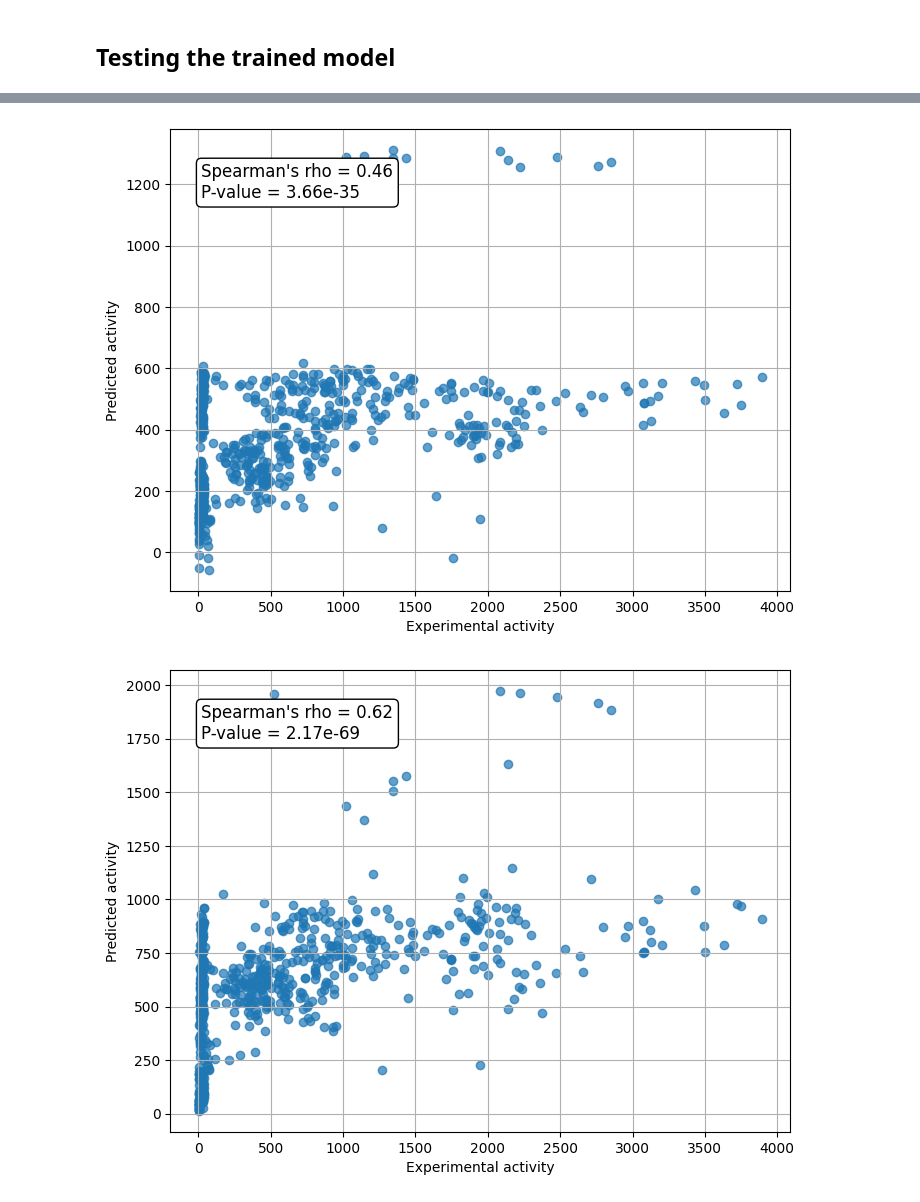
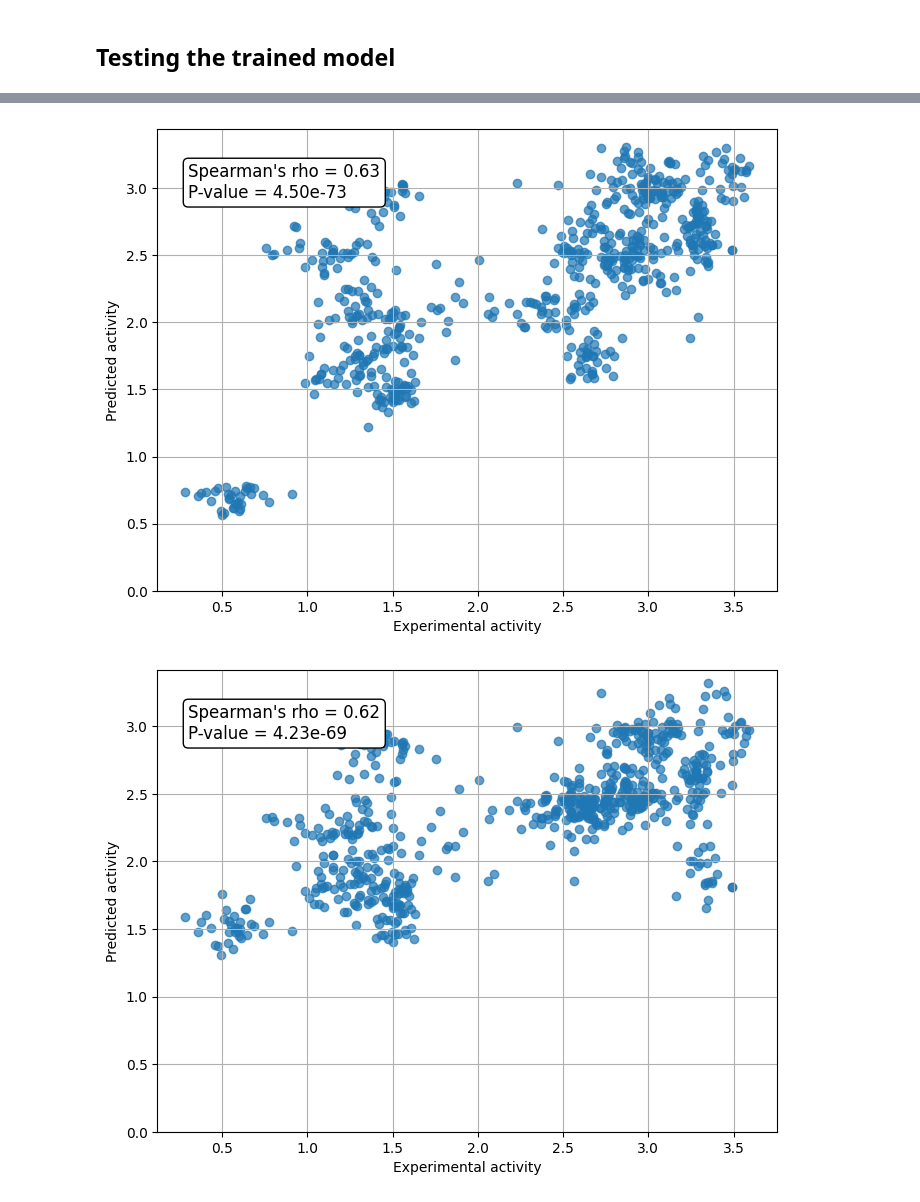
Before and after one commit to kaustubh-amritkar/rubisco_regression_classification, a Jupyter notebook: scripts/checking_diff_regressors.ipynb, the cells around one changed output, grey strips where cells are left out. Saved outputs shown, nothing was run; the diff lists cells and outputs as text; code cells hidden in the pictures.

```diff
--- a/scripts/checking_diff_regressors.ipynb
+++ b/scripts/checking_diff_regressors.ipynb
@@ -90,3 +89,6 @@ plt.hist(concat_all_exp_data['exp_val'].dropna(), bins=50)
         4.01011999e+03, 4.09362390e+03, 4.17712782e+03]),
  <BarContainer object of 50 artists>)
 [figure]
+# %%
+concat_all_exp_data['log_exp_val'] = concat_all_exp_data.apply(lambda x: np.log10(x['exp_val']) if x['exp_val'] > 0 else np.nan, axis=1)
+plt.hist(concat_all_exp_data['log_exp_val'].dropna(), bins=50)
@@ -104,13 +125,13 @@ for i, row in concat_all_exp_data.iterrows():
     headers.append(header)
     sequence = row['lsussu_seq']
     data.append((header, sequence))
-    ys.append(row['exp_val'])
+    ys.append(row['log_exp_val'])
 # %% [markdown]
 ## Building embeddings
 # %%
 # Definition for getting the esm model
-pretrained_arg = esm.pretrained.esm2_t33_650M_UR50D() ## For ESM-1b: `esm1_t34_670M_UR50S`; ESM-2: `esm2_t33_650M_UR50D()`
-layers = 33 ## For ESM-1b: 34; ESM-2: 33
+pretrained_arg = esm.pretrained.esm1_t34_670M_UR50S() ## For ESM-1b: `esm1_t34_670M_UR50S`; ESM-2: `esm2_t33_650M_UR50D()`
+layers = 34 ## For ESM-1b: 34; ESM-2: 33
 def get_esm_model(pretrained_arg):
     model, alphabet = pretrained_arg
     device = "cuda:0" if torch.cuda.is_available() else "cpu"
@@ -295,6 +316,7 @@ for i, grid in enumerate(grid_list):
 
     plt.figure(figsize=(8, 6))
     plt.scatter(ys_test, preds, alpha=0.7)
+    plt.ylim(0,)
     plt.xlabel('Experimental activity')
     plt.ylabel('Predicted activity')
     plt.grid(True)
@@ -317,2 +338,2 @@ Data saved to grid_element_2_activity_data.csv
-[figure, old version]
+[figure, new version]
-[figure, old version]
+[figure, new version]
```
Also changed, not shown: parts of 3 cells of this notebook.
